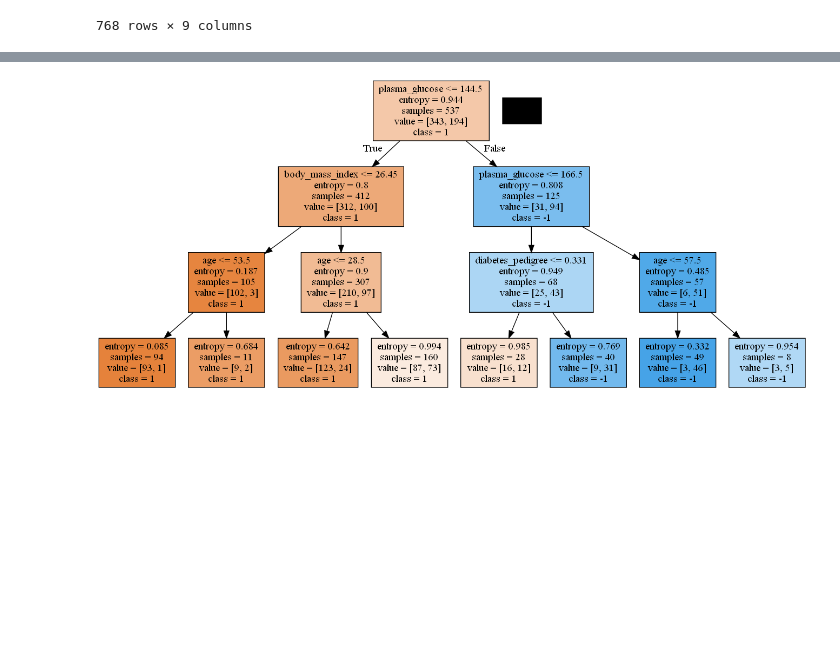
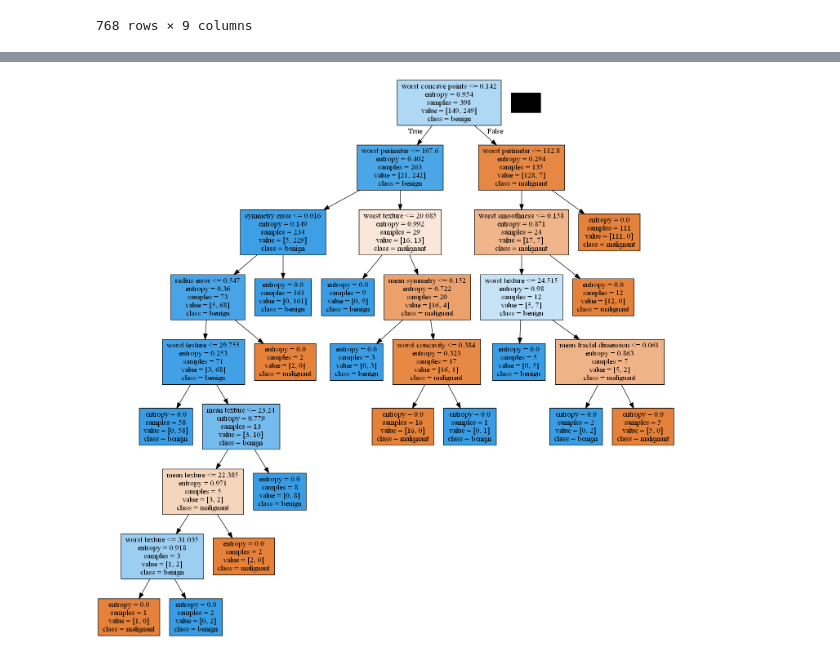
Before and after one commit to Lelter/Machine-Learning, a Jupyter notebook: code/4/4.1.ipynb, the cells around one changed output, grey strips where cells are left out. Cells and saved outputs as stored; diff of their text form; code cells hidden in the pictures; blank space fills up the shorter version.

```diff
--- a/code/4/4.1.ipynb
+++ b/code/4/4.1.ipynb
@@ -25,7 +25,7 @@ class decisionTree:
         y = self.target
         X_train, X_test, y_train, y_test = train_test_split(
             x, y, test_size=0.3, random_state=0)
-        clf = DecisionTreeClassifier(criterion='entropy', max_depth=3, random_state=0)
+        clf = DecisionTreeClassifier(criterion='entropy', max_depth=10, random_state=0)
         clf.fit(X_train, y_train)
         print("Accuracy:", clf.score(X_test, y_test))
         return clf
@@ -63,32 +63,31 @@ diabetes
 | 767 | 1 | 93 | 70 | 31 | 0 | 30.4 | 0.315 | ... |
 768 rows × 9 columns
 # %%
-choose_data='diabetes'
-if (choose_data == 'iris' or choose_data == 'wine' or choose_data == 'breast_cancer' or choose_data == 'diabetes'):
-    if (choose_data=='iris'):
-        data = iris.data
-        target = iris.target
-        feature_names = iris.feature_names
-        target_names = iris.target_names
-    elif (choose_data=='wine'):
-        data = wine.data
-        target = wine.target
-        feature_names = wine.feature_names
-        target_names = wine.target_names
-    elif (choose_data=='breast_cancer'):
-        data = breast_cancer.data
-        target = breast_cancer.target
-        feature_names = breast_cancer.feature_names
-        target_names = breast_cancer.target_names
-    elif (choose_data == 'diabetes'):
-        data = diabetes.iloc[:, :-1].values
-        target = diabetes.iloc[:, -1].values
-        feature_names = list(diabetes.columns[:-1])
-        target_names=['1','-1']
-    else:
-        print('Please choose data')
-print(data,target,feature_names,target_names)
-DT=decisionTree(data,target,feature_names,target_names)
-clf=DT.predict()
+choose_data = 'breast_cancer'
+if (choose_data == 'iris'):
+    data = iris.data
+    target = iris.target
+    feature_names = iris.feature_names
+    target_names = iris.target_names
+elif (choose_data == 'wine'):
+    data = wine.data
+    target = wine.target
+    feature_names = wine.feature_names
+    target_names = wine.target_names
+elif (choose_data == 'breast_cancer'):
+    data = breast_cancer.data
+    target = breast_cancer.target
+    feature_names = breast_cancer.feature_names
+    target_names = breast_cancer.target_names
+elif (choose_data == 'diabetes'):
+    data = diabetes.iloc[:, :-1].values
+    target = diabetes.iloc[:, -1].values
+    feature_names = list(diabetes.columns[:-1])
+    target_names = ['1', '-1']
+else:
+    print('Please choose data')
+print(data, target, feature_names, target_names)
+DT = decisionTree(data, target, feature_names,target_names)
+clf = DT.predict()
 DT.print(clf)
 # %% [output]
@@ -112,4 +111,4 @@ Accuracy: 0.7316017316017316
-[figure, old version]
+[figure, new version]
 # %%
 # from sklearn.model_selection import train_test_split
 # data = zoo
```
Also changed, not shown: parts of 1 cell of this notebook.
